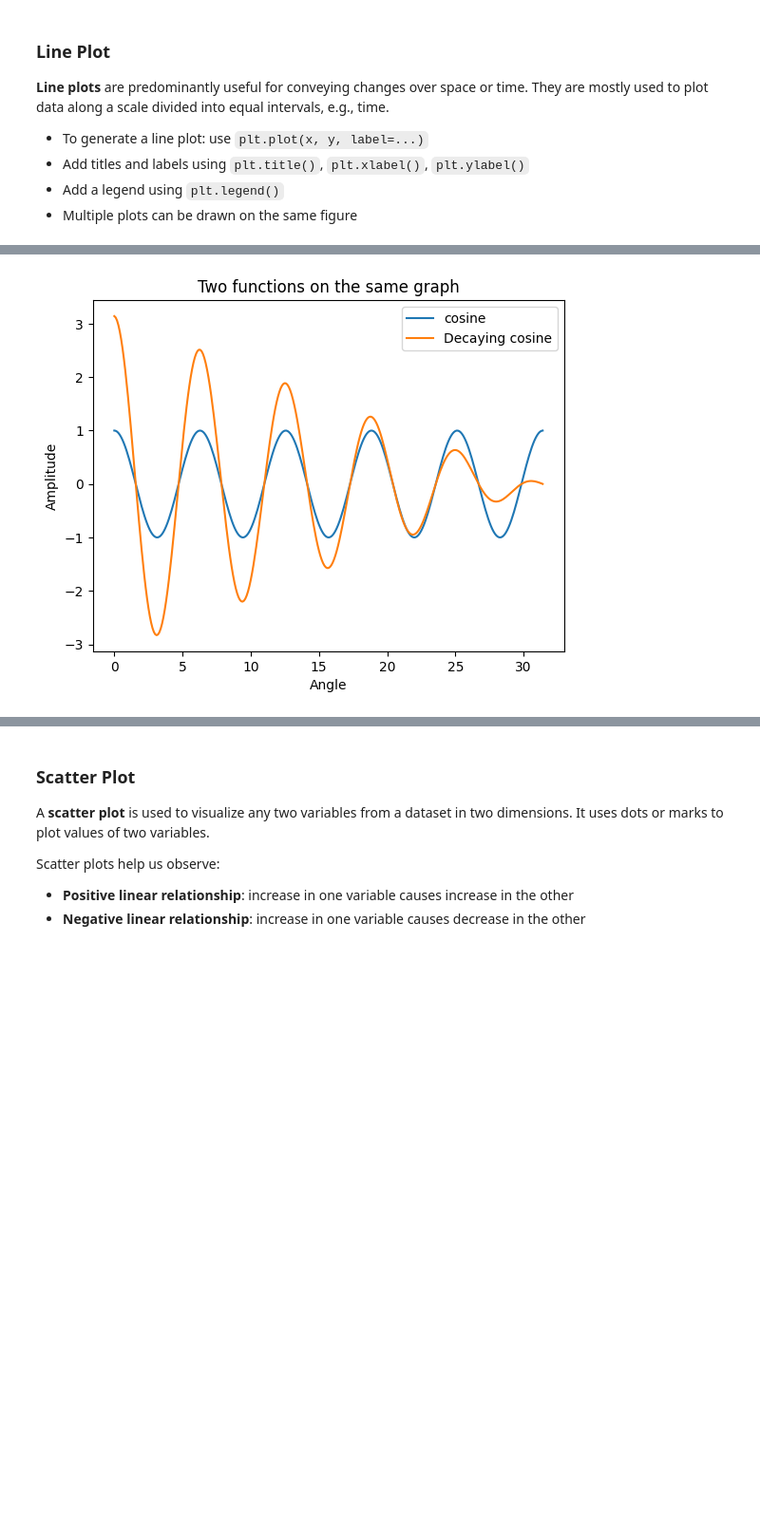
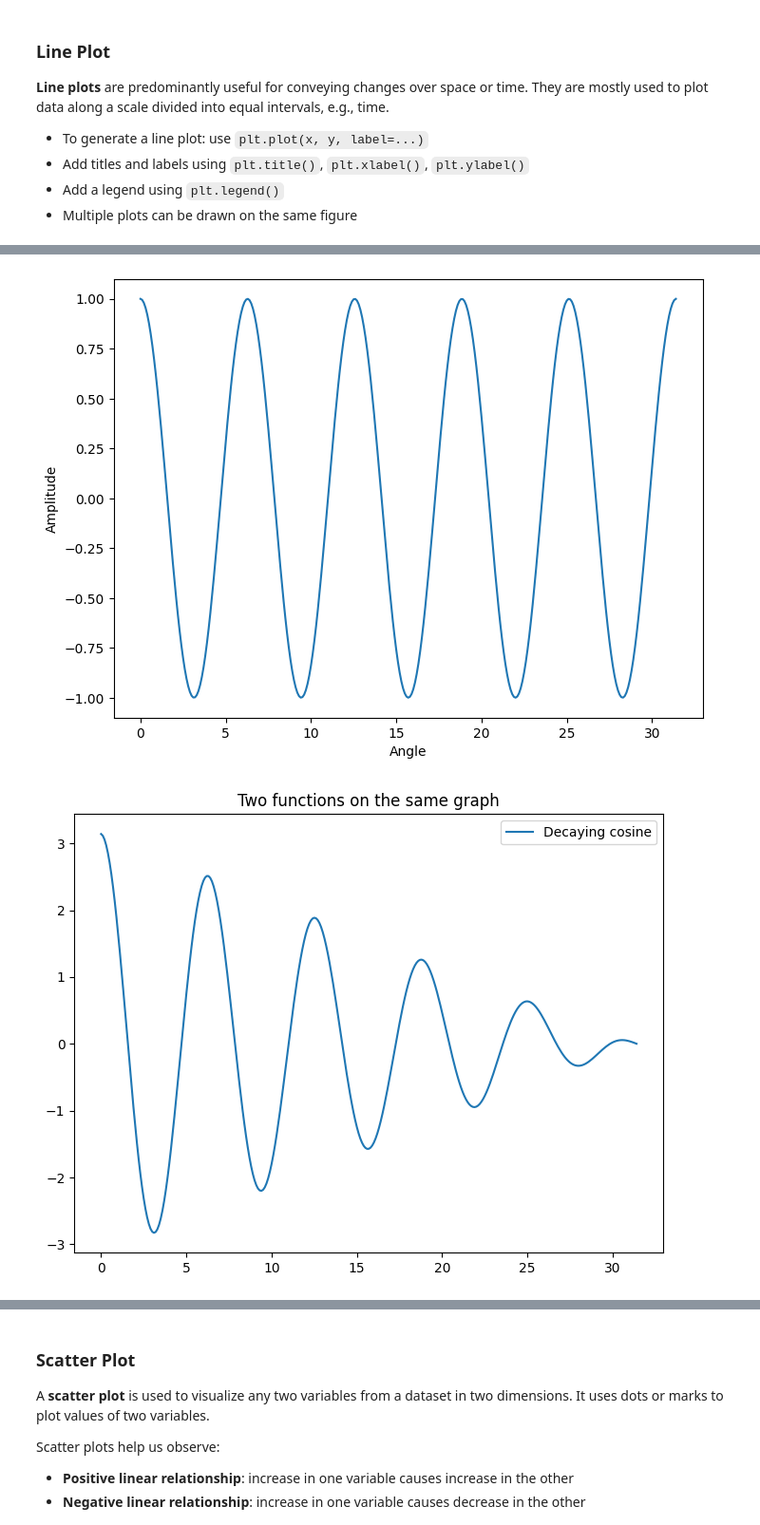
Before and after one commit to wasimnawaz1/programming_4_AI, a Jupyter notebook: Programming_for_AI,_Lectures_(Week_9)_Matplotlib.ipynb, the cells around one changed output, grey strips where cells are left out. Shown at 95% size. Drawn from its saved outputs; the diff is of its cells as text; code cells hidden in the pictures; blank space fills up the shorter version.

```diff
--- a/Programming_for_AI,_Lectures_(Week_9)_Matplotlib.ipynb
+++ b/Programming_for_AI,_Lectures_(Week_9)_Matplotlib.ipynb
@@ -49,30 +48,29 @@ plt.show()
 # %%
 # Generating x and y points to plot
 import numpy as np
 x1= np.arange(0, 10*(np.pi), 0.1)
 y1 = np.cos(x1) # cosine function from Numpy library
 
 
 # potting the points
 plt.plot(x1, y1, label = 'cosine')
-plt.legend() # shows the legend with labels
 plt.xlabel('Angle') # naming the x axis
 plt.ylabel('Amplitude') # naming the y axis
-
 
 # Generating x and y points for the second plot
 x2= np.arange(0, 10*(np.pi), 0.1)
 y2 = np.cos(x2)*0.1*np.arange(10*(np.pi),0,-0.1)
-
+##       cosine*0.1* decreasing function
 
 # decaying cosine function
 # potting the points
 plt.plot(x2, y2, label = 'Decaying cosine')
 plt.legend() # show a legend on the plot
 plt.title('Two functions on the same graph') # gives a title to the plot
 plt.show() # shows the graph, and removes the text output.
 # %% [output]
-[figure, old version]
+[figure, new version]
+[figure, added]
 # %%
 import pandas as pd
 import matplotlib.pyplot as plt
```
Also changed, not shown: parts of 35 cells of this notebook.
